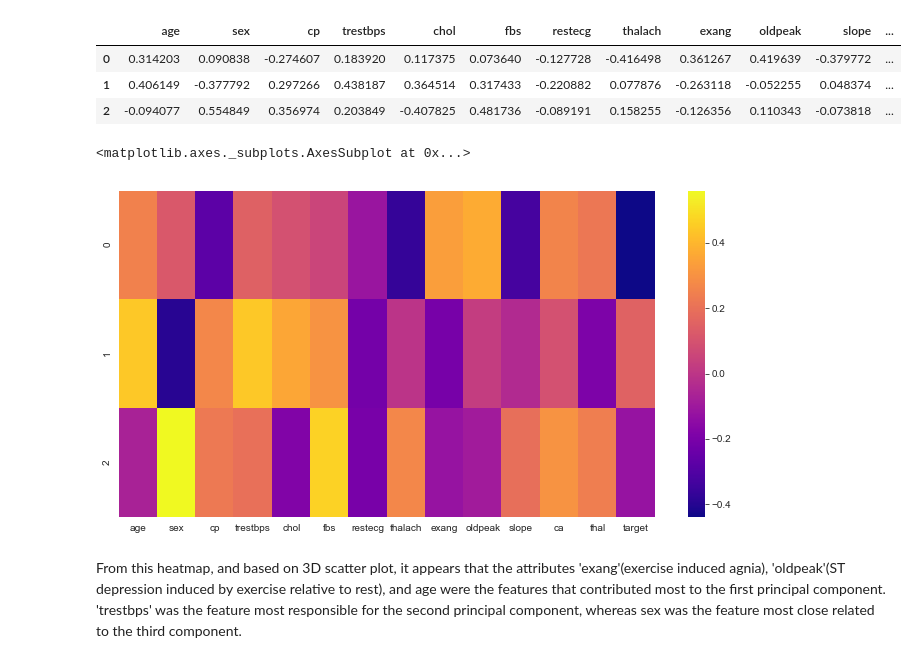
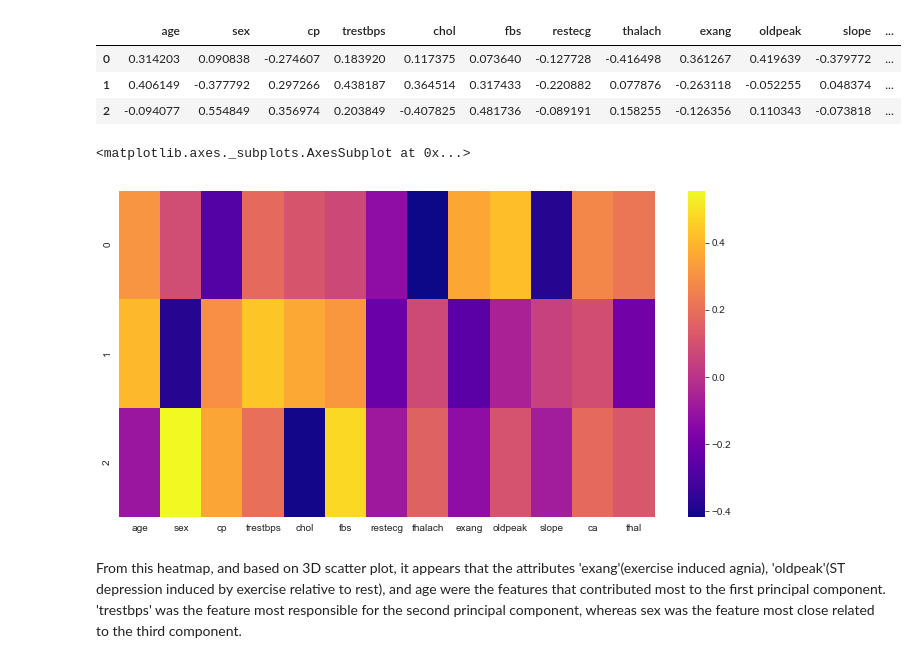
Before and after one commit to JECBello/Heart_Disease_UCI, a Jupyter notebook: Heart_Disease_UCI_Analysis.ipynb, the cells around one changed output. Drawn from its saved outputs; the diff is of its cells as text; code cells hidden in the pictures.

```diff
--- a/Heart_Disease_UCI_Analysis.ipynb
+++ b/Heart_Disease_UCI_Analysis.ipynb
@@ -174,10 +158,10 @@ comp_df.head()
 | 2 | -0.094077 | 0.554849 | 0.356974 | 0.203849 | -0.407825 | 0.481736 | -0.089191 | 0.158255 | -0.126356 | 0.110343 | -0.073818 | ... |
 # %%
 plt.figure(figsize=(12,6))
-sns.heatmap(heatmap_df,cmap='plasma',)
+sns.heatmap(comp_df,cmap='plasma',)
 # %% [output]
 <matplotlib.axes._subplots.AxesSubplot at 0x...>
-[figure, old version]
+[figure, new version]
 # %% [markdown]
 From this heatmap, and based on 3D scatter plot, it appears that the attributes 'exang'(exercise induced agnia), 'oldpeak'(ST depression induced by exercise relative to rest), and age were the features that contributed most to the first principal component. 'trestbps' was the feature most responsible for the second principal component, whereas sex was the feature most close related to the third component.
 # %% [markdown]
```
Also changed, not shown: parts of 6 cells of this notebook.
